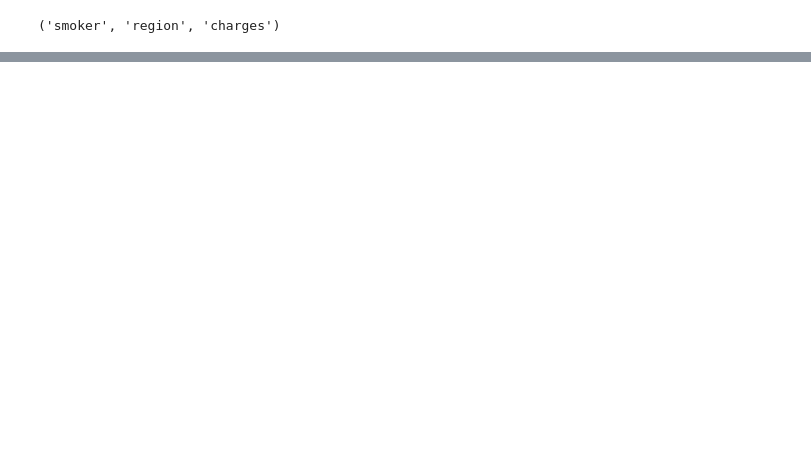
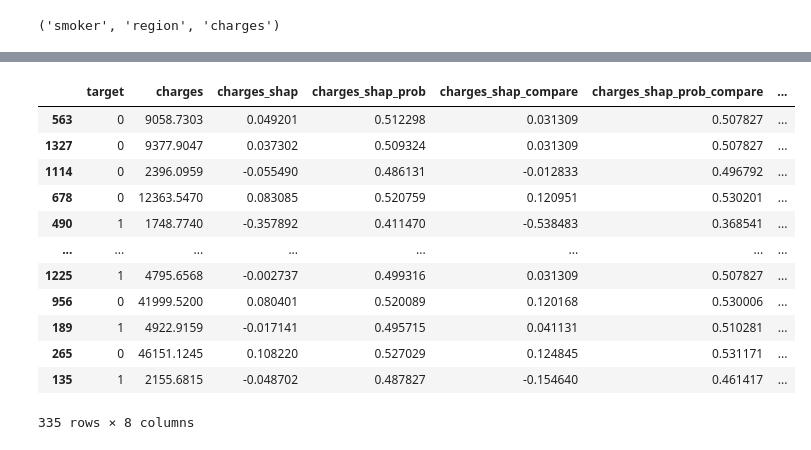
Before and after one commit to blewy/aprofs, a Jupyter notebook: docs/Tutorial.ipynb, the cells around one changed output, grey strips where cells are left out. Cells and saved outputs as stored; diff of their text form; code cells hidden in the pictures; blank space fills up the shorter version.

Commit message:
adding compare functionality and tutorial notebook

```diff
--- a/docs/Tutorial.ipynb
+++ b/docs/Tutorial.ipynb
@@ -197,3 +193,6 @@ pred_valid_best = model_best.predict_proba(X_valid[best_solution_feature])
 print(f"The new prediction have an AUC of {roc_auc_score(y_valid, pred_valid_best[:, 1])}")
 # %% [output]
 The new prediction have an AUC of 0.5496542382547943
+# %%
+apos_test_best = code.Aprofs(X_valid[best_solution_feature], y_valid)
+apos_test_best.calculate_shaps(model_best)
@@ -246,3 +248,19 @@ apos_test.visualize_feature(main_feature="children",other_features=None, nbins=1
 apos_test.visualize_feature(main_feature="smoker")
 # %%
 apos_test.visualize_feature(main_feature="charges",other_features=None, nbins=10, type_bins="cut")
+# %%
+utils.temp_plot_compare_data(apos_test,apos_test_best,"charges")
+# %% [output]
+|  | target | charges | charges_shap | charges_shap_prob | charges_shap_compare | charges_shap_prob_compare | ... |
+| 563 | 0 | 9058.7303 | 0.049201 | 0.512298 | 0.031309 | 0.507827 | ... |
+| 1327 | 0 | 9377.9047 | 0.037302 | 0.509324 | 0.031309 | 0.507827 | ... |
+| 1114 | 0 | 2396.0959 | -0.055490 | 0.486131 | -0.012833 | 0.496792 | ... |
+| 678 | 0 | 12363.5470 | 0.083085 | 0.520759 | 0.120951 | 0.530201 | ... |
+| 490 | 1 | 1748.7740 | -0.357892 | 0.411470 | -0.538483 | 0.368541 | ... |
+| ... | ... | ... | ... | ... | ... | ... | ... |
+| 1225 | 1 | 4795.6568 | -0.002737 | 0.499316 | 0.031309 | 0.507827 | ... |
+| 956 | 0 | 41999.5200 | 0.080401 | 0.520089 | 0.120168 | 0.530006 | ... |
+| 189 | 1 | 4922.9159 | -0.017141 | 0.495715 | 0.041131 | 0.510281 | ... |
+| 265 | 0 | 46151.1245 | 0.108220 | 0.527029 | 0.124845 | 0.531171 | ... |
+| 135 | 1 | 2155.6815 | -0.048702 | 0.487827 | -0.154640 | 0.461417 | ... |
+335 rows × 8 columns
```
Also changed, not shown: parts of 7 cells of this notebook, 4 other files.
